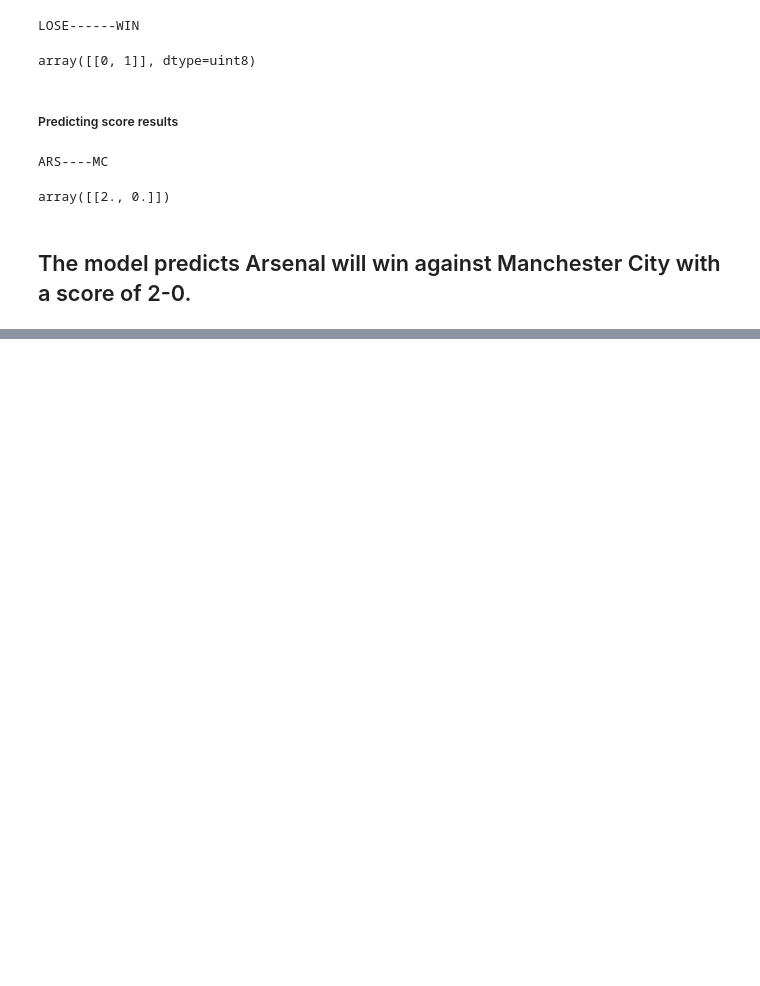
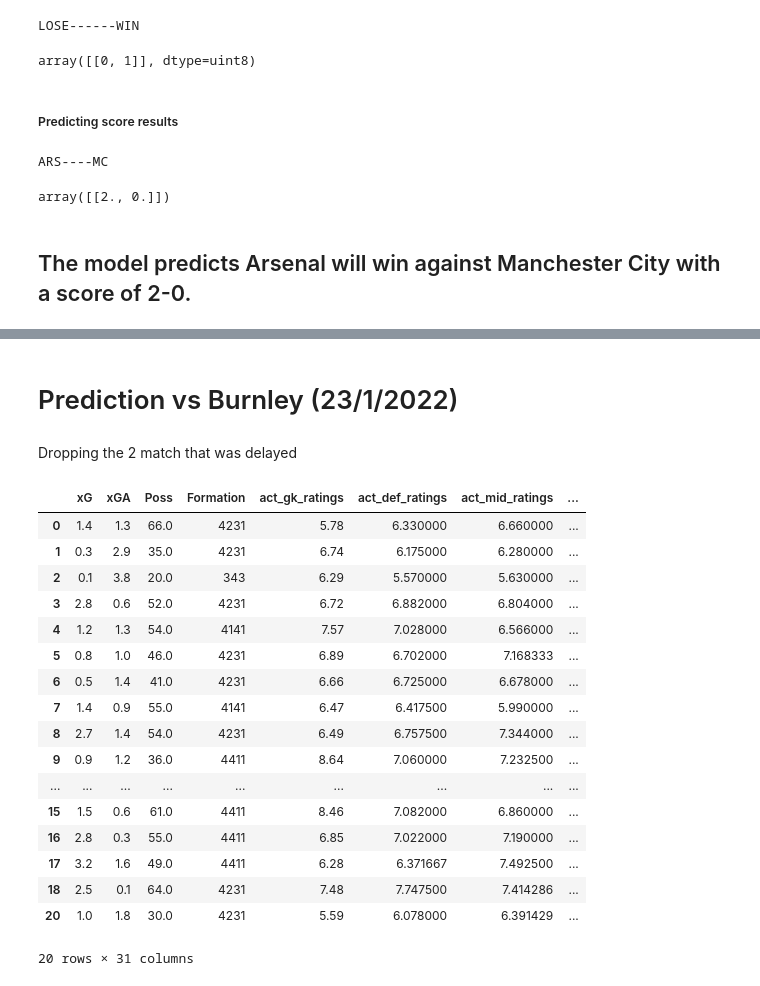
Before and after one commit to alepnabil/Arsenal_match_predictions, a Jupyter notebook: 2021-2022 season/updated_weekly_prediction.ipynb, the cells around one changed output, grey strips where cells are left out. Cells and saved outputs as stored; diff of their text form; code cells hidden in the pictures; blank space fills up the shorter version.

```diff
--- a/2021-2022 season/updated_weekly_prediction.ipynb
+++ b/2021-2022 season/updated_weekly_prediction.ipynb
@@ -238,0 +169,2 @@ array([[1., 0.]])
+# %% [markdown]
+# Prediction vs Burnley (23/1/2022)
@@ -238,0 +173,2 @@ array([[1., 0.]])
+# %% [markdown]
+Dropping the 2 match that was delayed
@@ -238,0 +196,21 @@ array([[1., 0.]])
+# %%
+df
+# %% [output]
+|  | xG | xGA | Poss | Formation | act_gk_ratings | act_def_ratings | act_mid_ratings | ... |
+| 0 | 1.4 | 1.3 | 66.0 | 4231 | 5.78 | 6.330000 | 6.660000 | ... |
+| 1 | 0.3 | 2.9 | 35.0 | 4231 | 6.74 | 6.175000 | 6.280000 | ... |
+| 2 | 0.1 | 3.8 | 20.0 | 343 | 6.29 | 5.570000 | 5.630000 | ... |
+| 3 | 2.8 | 0.6 | 52.0 | 4231 | 6.72 | 6.882000 | 6.804000 | ... |
+| 4 | 1.2 | 1.3 | 54.0 | 4141 | 7.57 | 7.028000 | 6.566000 | ... |
+| 5 | 0.8 | 1.0 | 46.0 | 4231 | 6.89 | 6.702000 | 7.168333 | ... |
+| 6 | 0.5 | 1.4 | 41.0 | 4231 | 6.66 | 6.725000 | 6.678000 | ... |
+| 7 | 1.4 | 0.9 | 55.0 | 4141 | 6.47 | 6.417500 | 5.990000 | ... |
+| 8 | 2.7 | 1.4 | 54.0 | 4231 | 6.49 | 6.757500 | 7.344000 | ... |
+| 9 | 0.9 | 1.2 | 36.0 | 4411 | 8.64 | 7.060000 | 7.232500 | ... |
+| ... | ... | ... | ... | ... | ... | ... | ... | ... |
+| 15 | 1.5 | 0.6 | 61.0 | 4411 | 8.46 | 7.082000 | 6.860000 | ... |
+| 16 | 2.8 | 0.3 | 55.0 | 4411 | 6.85 | 7.022000 | 7.190000 | ... |
+| 17 | 3.2 | 1.6 | 49.0 | 4411 | 6.28 | 6.371667 | 7.492500 | ... |
+| 18 | 2.5 | 0.1 | 64.0 | 4231 | 7.48 | 7.747500 | 7.414286 | ... |
+| 20 | 1.0 | 1.8 | 30.0 | 4231 | 5.59 | 6.078000 | 6.391429 | ... |
+20 rows × 31 columns
```
Also changed, not shown: parts of 42 cells of this notebook.
